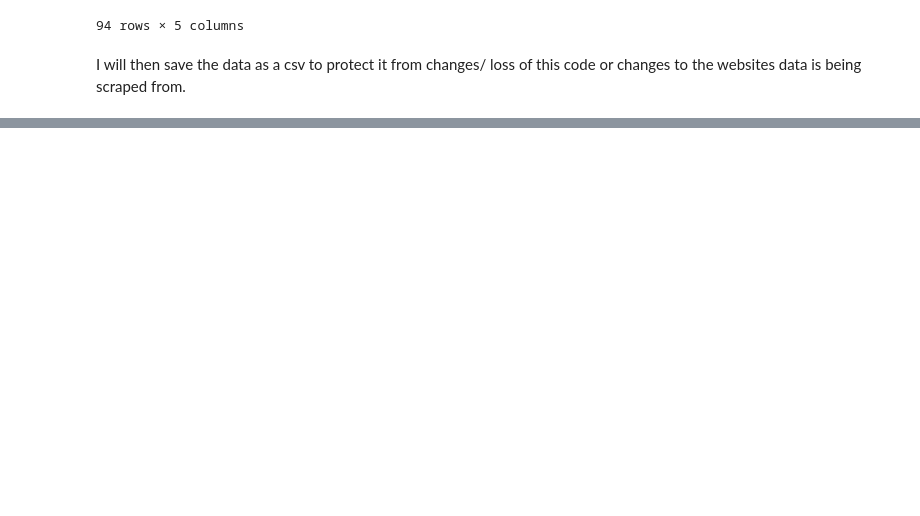
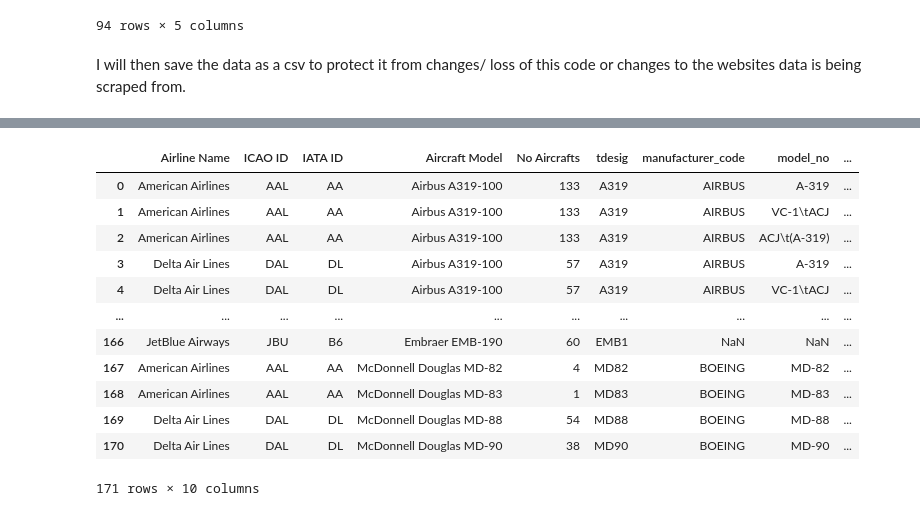
Before and after one commit to GenevaKirwan/CFG-Airline-Project, a Jupyter notebook: Processing_Fleet_Data.ipynb, the cells around one changed output, grey strips where cells are left out. Saved outputs shown, nothing was run; the diff lists cells and outputs as text; code cells hidden in the pictures; blank space fills up the shorter version.

```diff
--- a/Processing_Fleet_Data.ipynb
+++ b/Processing_Fleet_Data.ipynb
@@ -146,0 +249,24 @@ fleet_pd.to_csv(file_name)
+# %%
+str = 'Boeing beatyy A300-900'
+
+def tdesig_maker (make):
+
+    mod_ls = make.split(' ')
+    ref_mod_ls = []
+    for word in mod_ls:
+        if bool(re.search(r'\d', word)) == True:
+            ref_mod_ls.append(word)
+    critical_wrd = ref_mod_ls[0]
+
+    if '-' in critical_wrd:
+        broken_mod_ls = critical_wrd.split('-')
+        if  '0' in broken_mod_ls[0]:
+            tdesig = broken_mod_ls[0][0:3] + broken_mod_ls[1][0]
+        else:
+            lead_mod = broken_mod_ls[0][0:4]
+            tdesig = lead_mod + broken_mod_ls[1][0:(4-len(lead_mod))]
+    else:
+        tdesig = critical_wrd[0:4]
+    return tdesig
+
+tdesig_maker(str)
@@ -146,0 +277,3 @@ fleet_pd.to_csv(file_name)
+# %%
+fleet_pd['tdesig'] = fleet_pd.apply(lambda row: tdesig_maker(row['Aircraft Model']),axis=1)
+fleet_pd
@@ -146,0 +294,31 @@ fleet_pd.to_csv(file_name)
+# %%
+all_fleet_pd = pd.merge(
+    fleet_pd,
+    type_des_db,
+    how="left",
+    on=None,
+    left_on= 'tdesig',
+    right_on= 'tdesig',
+    left_index=False,
+    right_index=False,
+    sort=True,
+    suffixes=("_x", "_y"),
+    copy=True,
+    indicator=False,
+    validate=None,
+)
+all_fleet_pd
+# %% [output]
+|  | Airline Name | ICAO ID | IATA ID | Aircraft Model | No Aircrafts | tdesig | manufacturer_code | model_no | ... |
+| 0 | American Airlines | AAL | AA | Airbus A319-100 | 133 | A319 | AIRBUS | A-319 | ... |
+| 1 | American Airlines | AAL | AA | Airbus A319-100 | 133 | A319 | AIRBUS | VC-1\tACJ | ... |
+| 2 | American Airlines | AAL | AA | Airbus A319-100 | 133 | A319 | AIRBUS | ACJ\t(A-319) | ... |
+| 3 | Delta Air Lines | DAL | DL | Airbus A319-100 | 57 | A319 | AIRBUS | A-319 | ... |
+| 4 | Delta Air Lines | DAL | DL | Airbus A319-100 | 57 | A319 | AIRBUS | VC-1\tACJ | ... |
+| ... | ... | ... | ... | ... | ... | ... | ... | ... | ... |
+| 166 | JetBlue Airways | JBU | B6 | Embraer EMB-190 | 60 | EMB1 | NaN | NaN | ... |
+| 167 | American Airlines | AAL | AA | McDonnell Douglas MD-82 | 4 | MD82 | BOEING | MD-82 | ... |
+| 168 | American Airlines | AAL | AA | McDonnell Douglas MD-83 | 1 | MD83 | BOEING | MD-83 | ... |
+| 169 | Delta Air Lines | DAL | DL | McDonnell Douglas MD-88 | 54 | MD88 | BOEING | MD-88 | ... |
+| 170 | Delta Air Lines | DAL | DL | McDonnell Douglas MD-90 | 38 | MD90 | BOEING | MD-90 | ... |
+171 rows × 10 columns
```
Also changed, not shown: parts of 33 cells of this notebook, 3 other files.
